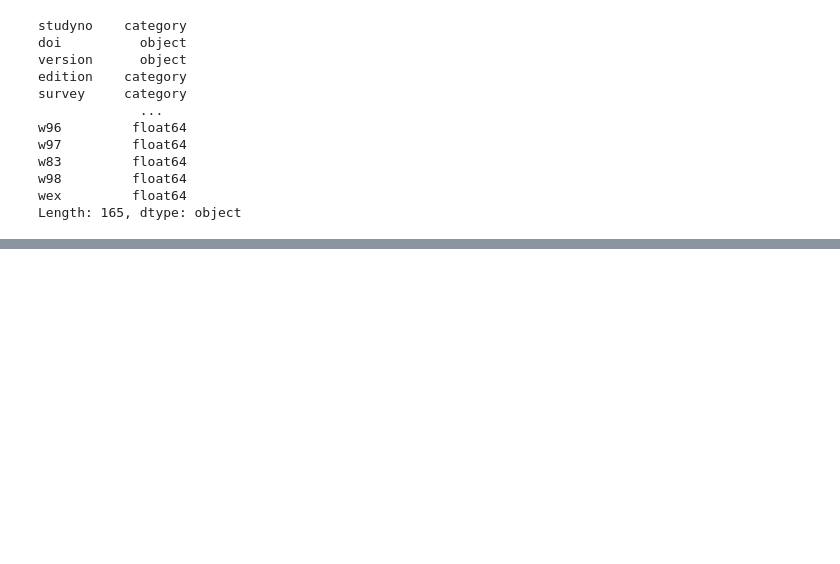
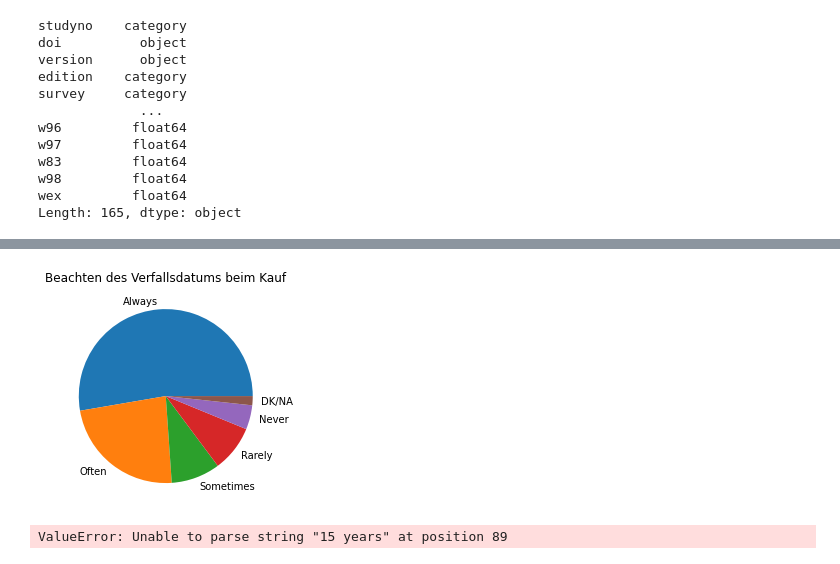
Before and after one commit to HSD-W-MBA/biz_analytics_a_starter, a Jupyter notebook: notebooks/data_overview.ipynb, the cells around one changed output, grey strips where cells are left out. Saved outputs shown, nothing was run; the diff lists cells and outputs as text; code cells hidden in the pictures; blank space fills up the shorter version.

```diff
--- a/notebooks/data_overview.ipynb
+++ b/notebooks/data_overview.ipynb
@@ -134,0 +339,4 @@ data.sample(10)
+# %%
+pl2 = Answers_q3.plot.pie(title='Beachten des Verfallsdatums beim Kauf',ylabel='')
+# %% [output]
+[figure, added]
@@ -134,0 +346,4 @@ data.sample(10)
+# %%
+pd.to_numeric(data['age'])
+# %% [output]
+ValueError: Unable to parse string "15 years" at position 89
```
Also changed, not shown: parts of 35 cells of this notebook, 5 other files.
